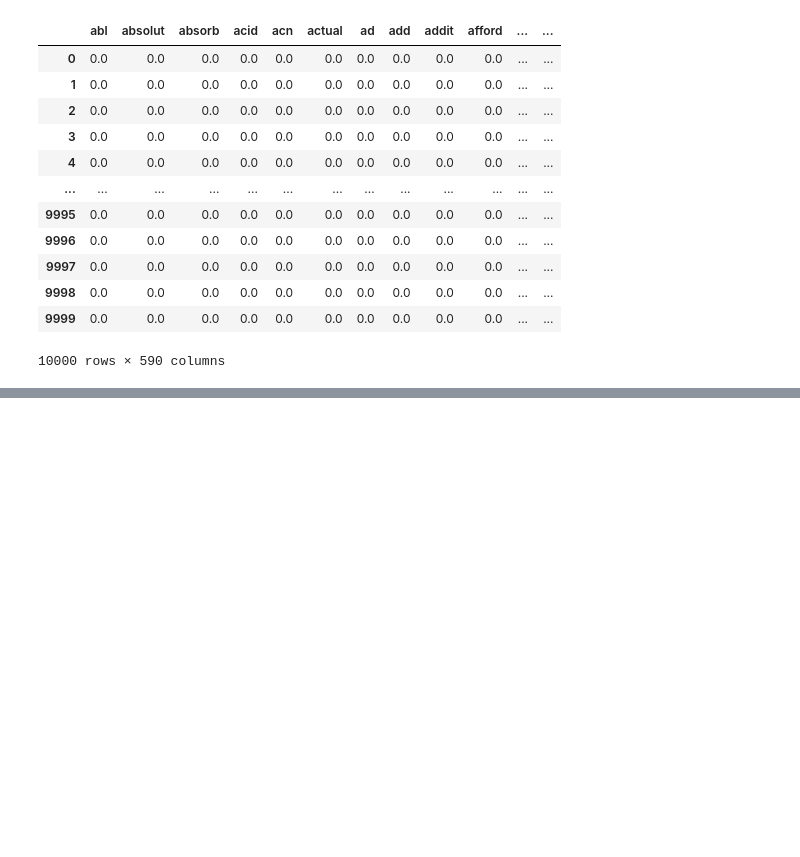
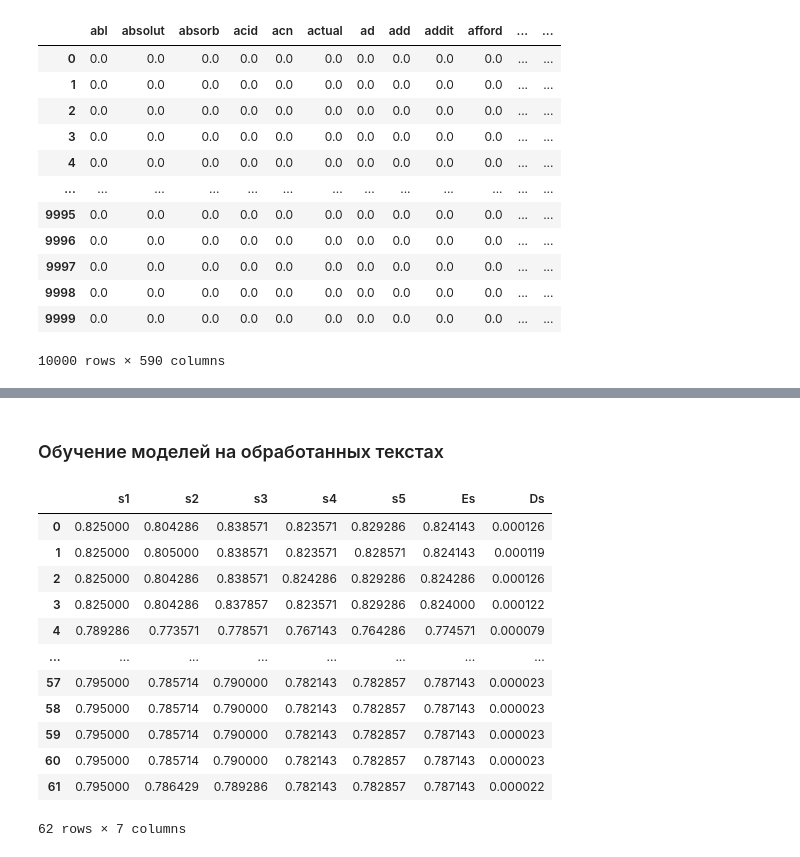
Before and after one commit to vvubbalubba/Task_ISP, a Jupyter notebook: Задание ИСП.ipynb, the cells around one changed output, grey strips where cells are left out. Cells and saved outputs as stored; diff of their text form; code cells hidden in the pictures; blank space fills up the shorter version.

```diff
--- a/Задание ИСП.ipynb
+++ b/Задание ИСП.ipynb
@@ -249,0 +282,39 @@ print(score)
+# %% [markdown]
+### Обучение моделей на обработанных текстах
+# %%
+s2 = np.zeros((62, 7))
+
+for i in range(62):
+    model = LogisticRegression(penalty = params[i][0],
+                               C = params[i][1],
+                               class_weight = params[i][2],
+                               solver = params[i][3])
+
+    k = 0
+    for train_index, test_index in kf.split(treated_words_train):
+        x_train, x_test = treated_words_train[train_index], treated_words_train[test_index]
+        y_train, y_test = overalls_train[train_index], overalls_train[test_index]
+
+        model.fit(x_train, y_train)
+        prediction = model.predict(x_test)
+        s[i][k] = accuracy_score(y_test, prediction)
+        k += 1
+    s[i][5] = np.mean(s[i][:5]) # считаем среднее
+    s[i][6] = np.var(s[i][:5]) # считаем дисперсию
+
+scores2 = pd.DataFrame(s, columns = ('s1', 's2', 's3', 's4', 's5', 'Es', 'Ds'))
+scores2
+# %% [output]
+|  | s1 | s2 | s3 | s4 | s5 | Es | Ds |
+| 0 | 0.825000 | 0.804286 | 0.838571 | 0.823571 | 0.829286 | 0.824143 | 0.000126 |
+| 1 | 0.825000 | 0.805000 | 0.838571 | 0.823571 | 0.828571 | 0.824143 | 0.000119 |
+| 2 | 0.825000 | 0.804286 | 0.838571 | 0.824286 | 0.829286 | 0.824286 | 0.000126 |
+| 3 | 0.825000 | 0.804286 | 0.837857 | 0.823571 | 0.829286 | 0.824000 | 0.000122 |
+| 4 | 0.789286 | 0.773571 | 0.778571 | 0.767143 | 0.764286 | 0.774571 | 0.000079 |
+| ... | ... | ... | ... | ... | ... | ... | ... |
+| 57 | 0.795000 | 0.785714 | 0.790000 | 0.782143 | 0.782857 | 0.787143 | 0.000023 |
+| 58 | 0.795000 | 0.785714 | 0.790000 | 0.782143 | 0.782857 | 0.787143 | 0.000023 |
+| 59 | 0.795000 | 0.785714 | 0.790000 | 0.782143 | 0.782857 | 0.787143 | 0.000023 |
+| 60 | 0.795000 | 0.785714 | 0.790000 | 0.782143 | 0.782857 | 0.787143 | 0.000023 |
+| 61 | 0.795000 | 0.786429 | 0.789286 | 0.782143 | 0.782857 | 0.787143 | 0.000022 |
+62 rows × 7 columns
```
Also changed, not shown: parts of 25 cells of this notebook.
